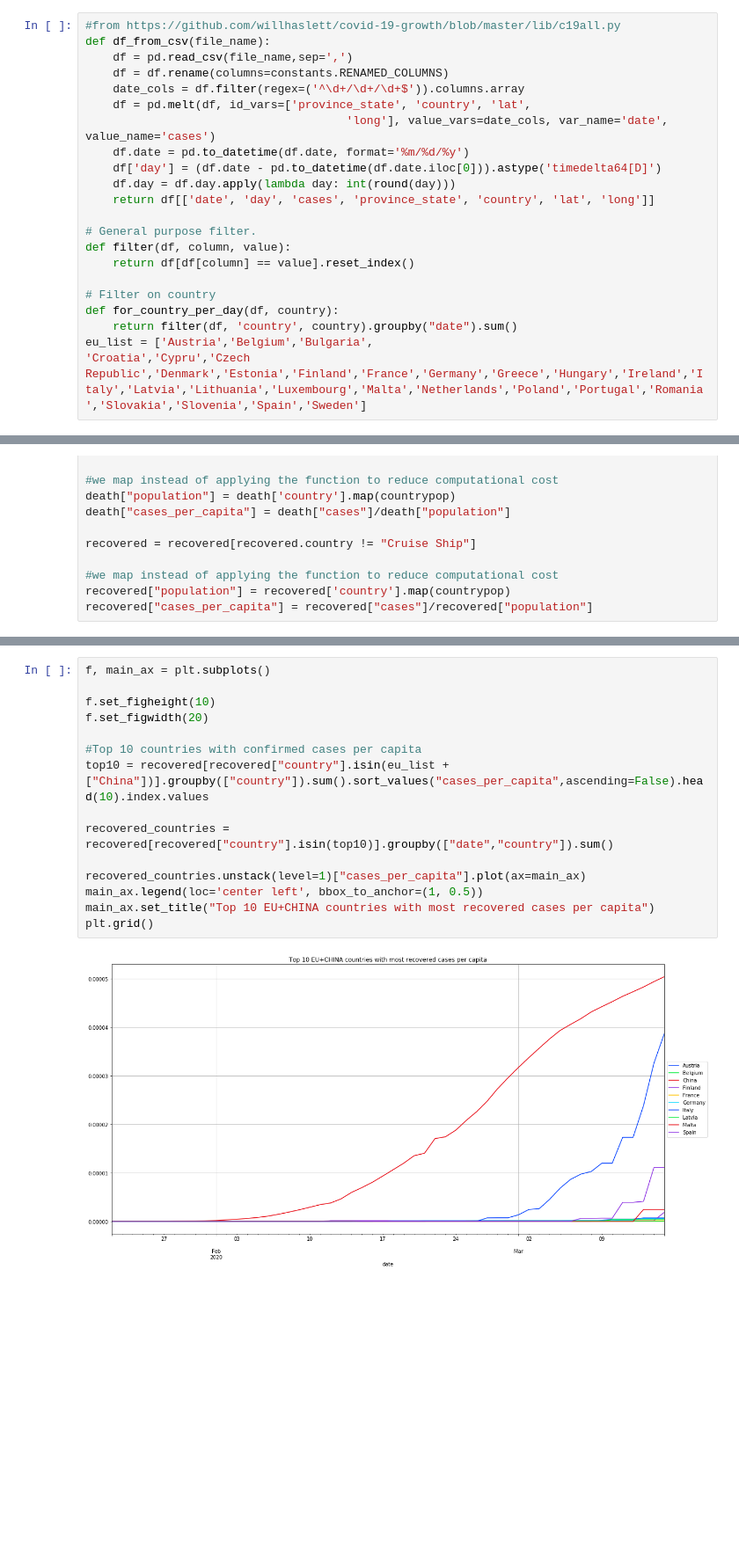
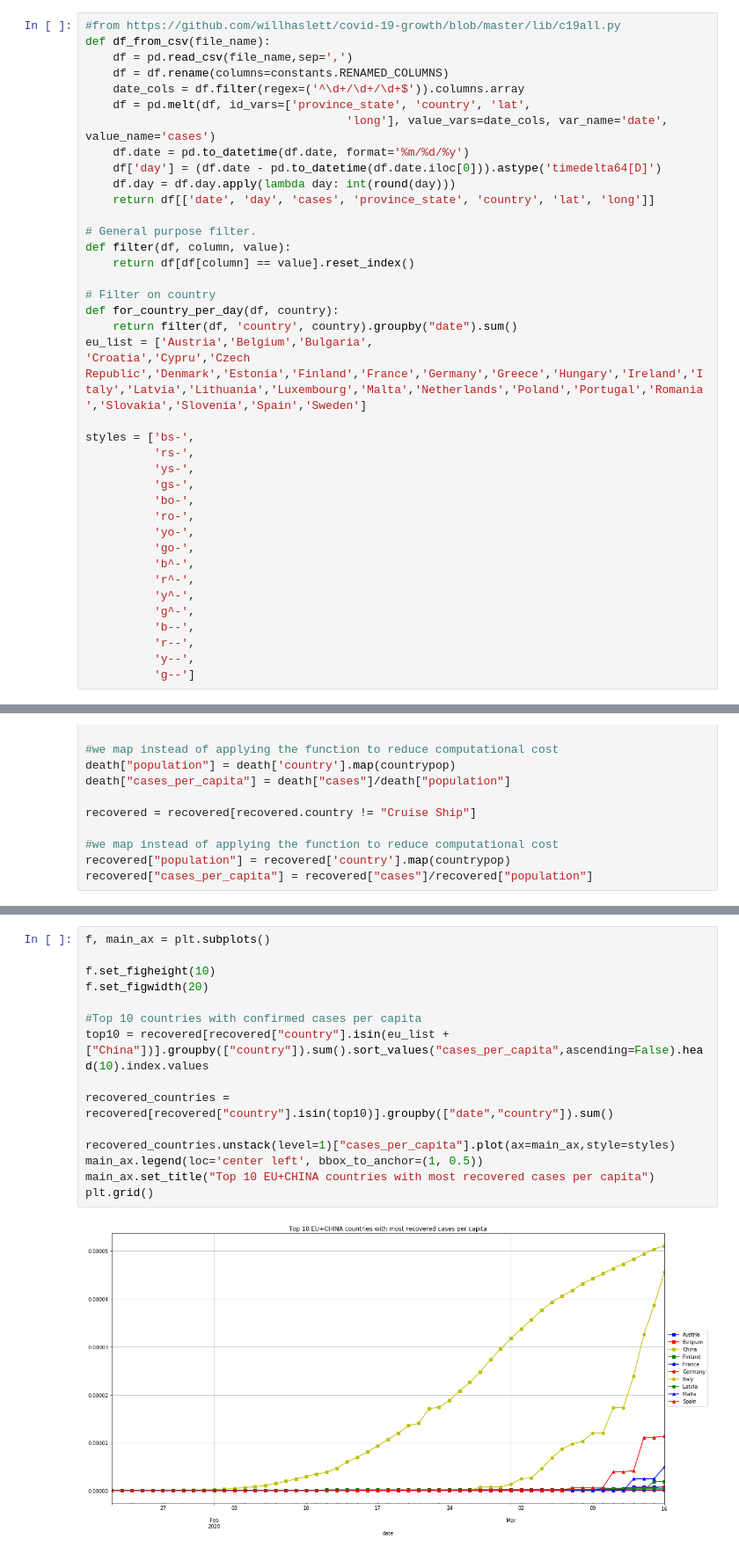
Before and after one commit to jiwidi/cov19, a Jupyter notebook: EDA.ipynb, the cells around one changed output, grey strips where cells are left out. Shown: that part at 88% size. Drawn from its saved outputs; the diff is of its cells as text; blank space fills up the shorter version.

```diff
--- a/EDA.ipynb
+++ b/EDA.ipynb
@@ -41,6 +43,23 @@ def for_country_per_day(df, country):
     return filter(df, 'country', country).groupby("date").sum()
 eu_list = ['Austria','Belgium','Bulgaria',
 'Croatia','Cypru','Czech Republic','Denmark','Estonia','Finland','France','Germany','Greece','Hungary','Ireland','Italy','Latvia','Lithuania','Luxembourg','Malta','Netherlands','Poland','Portugal','Romania','Slovakia','Slovenia','Spain','Sweden']
+
+styles = ['bs-',
+          'rs-',
+          'ys-',
+          'gs-',
+          'bo-',
+          'ro-',
+          'yo-',
+          'go-',
+          'b^-',
+          'r^-',
+          'y^-',
+          'g^-',
+          'b--',
+          'r--',
+          'y--',
+          'g--']
 # %%
 confirmed = df_from_csv("https://raw.githubusercontent.com/CSSEGISandData/COVID-19/master/csse_covid_19_data/csse_covid_19_time_series/time_series_19-covid-Confirmed.csv")
 death = df_from_csv("https://raw.githubusercontent.com/CSSEGISandData/COVID-19/master/csse_covid_19_data/csse_covid_19_time_series/time_series_19-covid-Deaths.csv")
@@ -109,17 +133,17 @@ plt.grid()
 # %%
 f, main_ax = plt.subplots()
 
 f.set_figheight(10)
 f.set_figwidth(20)
 
 #Top 10 countries with confirmed cases per capita
 top10 = recovered[recovered["country"].isin(eu_list + ["China"])].groupby(["country"]).sum().sort_values("cases_per_capita",ascending=False).head(10).index.values
 
 recovered_countries = recovered[recovered["country"].isin(top10)].groupby(["date","country"]).sum()
 
-recovered_countries.unstack(level=1)["cases_per_capita"].plot(ax=main_ax)
+recovered_countries.unstack(level=1)["cases_per_capita"].plot(ax=main_ax,style=styles)
 main_ax.legend(loc='center left', bbox_to_anchor=(1, 0.5))
 main_ax.set_title("Top 10 EU+CHINA countries with most recovered cases per capita")
 plt.grid()
 # %% [output]
-[figure, old version]
+[figure, new version]
```
Also changed, not shown: parts of 5 cells of this notebook.
